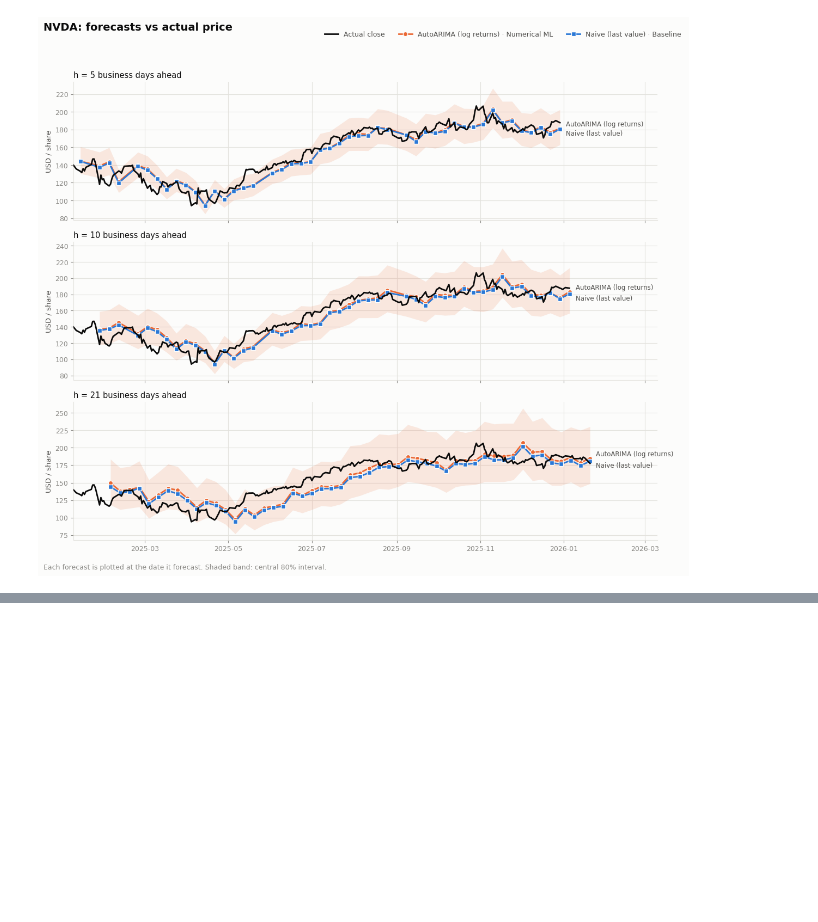
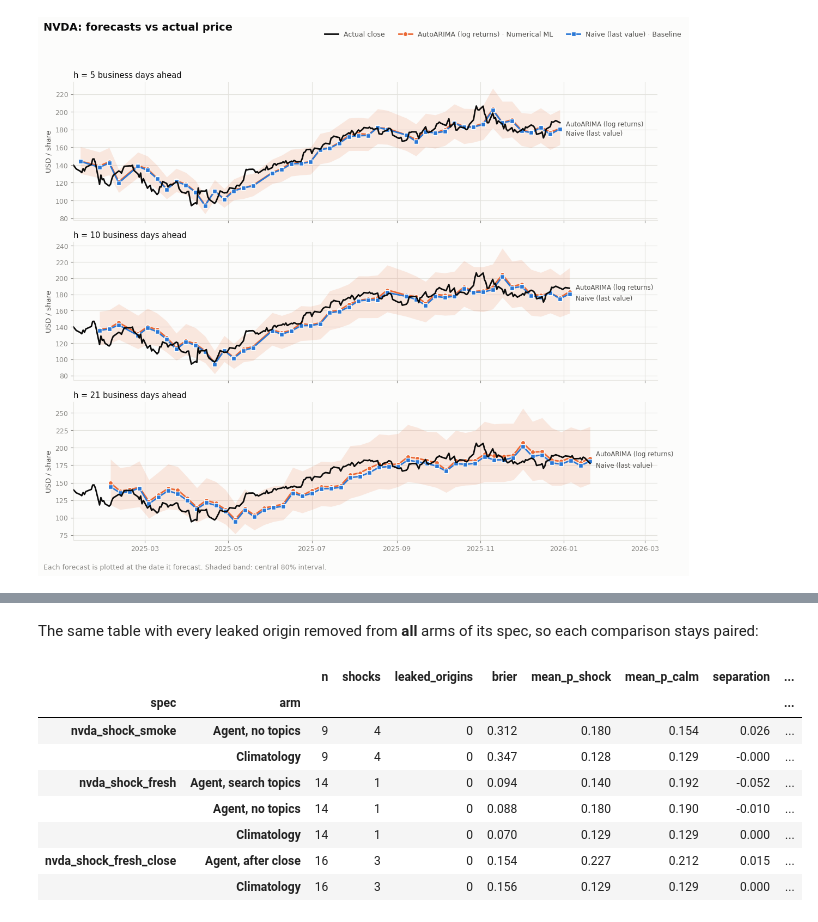
Before and after one commit to Rohan812/agentic-forecasting, a Jupyter notebook: implementations/ai_stocks_forecasting/01_leaderboard_and_calibration.ipynb, the cells around one changed output, grey strips where cells are left out. Drawn from its saved outputs; the diff is of its cells as text; code cells hidden in the pictures; blank space fills up the shorter version.

```diff
--- a/implementations/ai_stocks_forecasting/01_leaderboard_and_calibration.ipynb
+++ b/implementations/ai_stocks_forecasting/01_leaderboard_and_calibration.ipynb
@@ -211,0 +251,15 @@ fig, axes = predicted_vs_actual(frame, data_service)
+# %% [markdown]
+The same table with every leaked origin removed from **all** arms of its spec, so each
+comparison stays paired:
+# %%
+shock_leaderboard(shocks, exclude_leaked=True)
+# %% [output]
+|  |  | n | shocks | leaked_origins | brier | mean_p_shock | mean_p_calm | separation | ... |
+| spec | arm |  |  |  |  |  |  |  | ... |
+| nvda_shock_smoke | Agent, no topics | 9 | 4 | 0 | 0.312 | 0.180 | 0.154 | 0.026 | ... |
+|  | Climatology | 9 | 4 | 0 | 0.347 | 0.128 | 0.129 | -0.000 | ... |
+| nvda_shock_fresh | Agent, search topics | 14 | 1 | 0 | 0.094 | 0.140 | 0.192 | -0.052 | ... |
+|  | Agent, no topics | 14 | 1 | 0 | 0.088 | 0.180 | 0.190 | -0.010 | ... |
+|  | Climatology | 14 | 1 | 0 | 0.070 | 0.129 | 0.129 | 0.000 | ... |
+| nvda_shock_fresh_close | Agent, after close | 16 | 3 | 0 | 0.154 | 0.227 | 0.212 | 0.015 | ... |
+|  | Climatology | 16 | 3 | 0 | 0.156 | 0.129 | 0.129 | 0.000 | ... |
```
Also changed, not shown: parts of 5 cells of this notebook, 4 other files.
